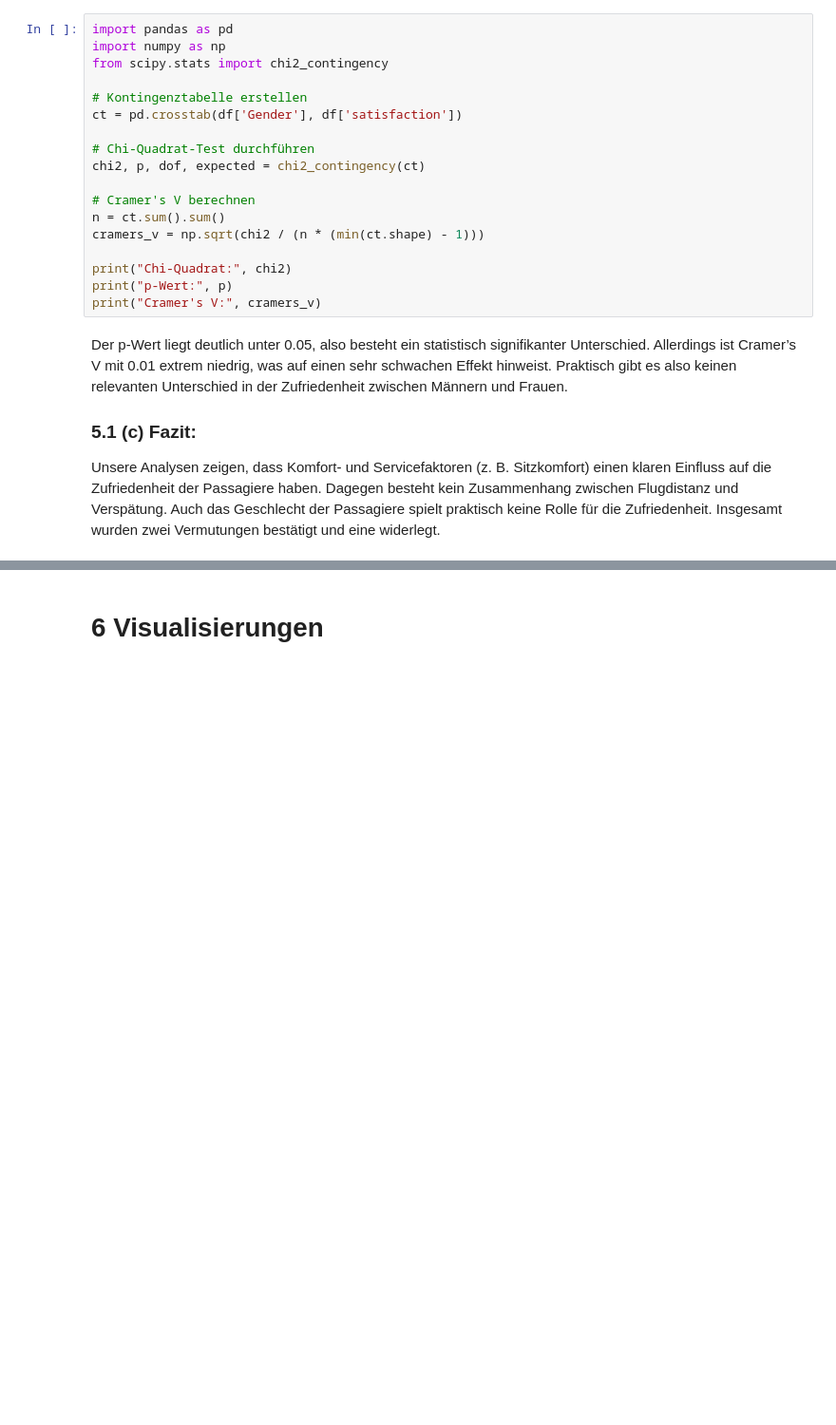
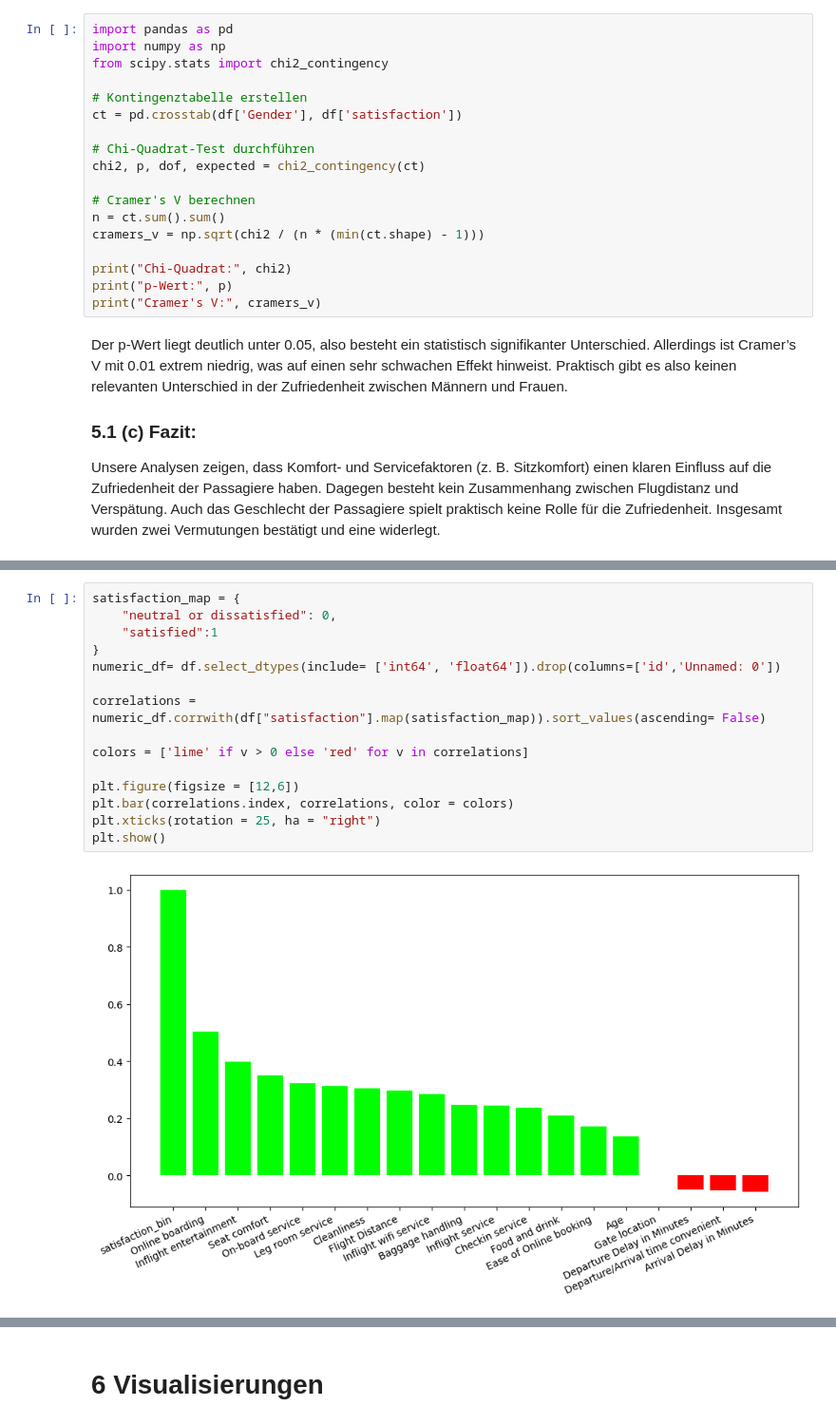
Before and after one commit to Sulphur1407/DSKI-Portfolio-1, a Jupyter notebook: PortfolioFinalVersion.ipynb, the cells around one changed output, grey strips where cells are left out. Shown: that part at 95% size. Saved outputs shown, nothing was run; the diff lists cells and outputs as text; blank space fills up the shorter version.

```diff
--- a/PortfolioFinalVersion.ipynb
+++ b/PortfolioFinalVersion.ipynb
@@ -364,0 +368,17 @@ Unsere Analysen zeigen, dass Komfort- und Servicefaktoren (z. B. Sitzkomfort) ei
+# %%
+satisfaction_map = {
+    "neutral or dissatisfied": 0,
+    "satisfied":1
+}
+numeric_df= df.select_dtypes(include= ['int64', 'float64']).drop(columns=['id','Unnamed: 0'])
+
+correlations = numeric_df.corrwith(df["satisfaction"].map(satisfaction_map)).sort_values(ascending= False)
+
+colors = ['lime' if v > 0 else 'red' for v in correlations]
+
+plt.figure(figsize = [12,6])
+plt.bar(correlations.index, correlations, color = colors)
+plt.xticks(rotation = 25, ha = "right")
+plt.show()
+# %% [output]
+[figure, added]
```
Also changed, not shown: parts of 2 cells of this notebook.
